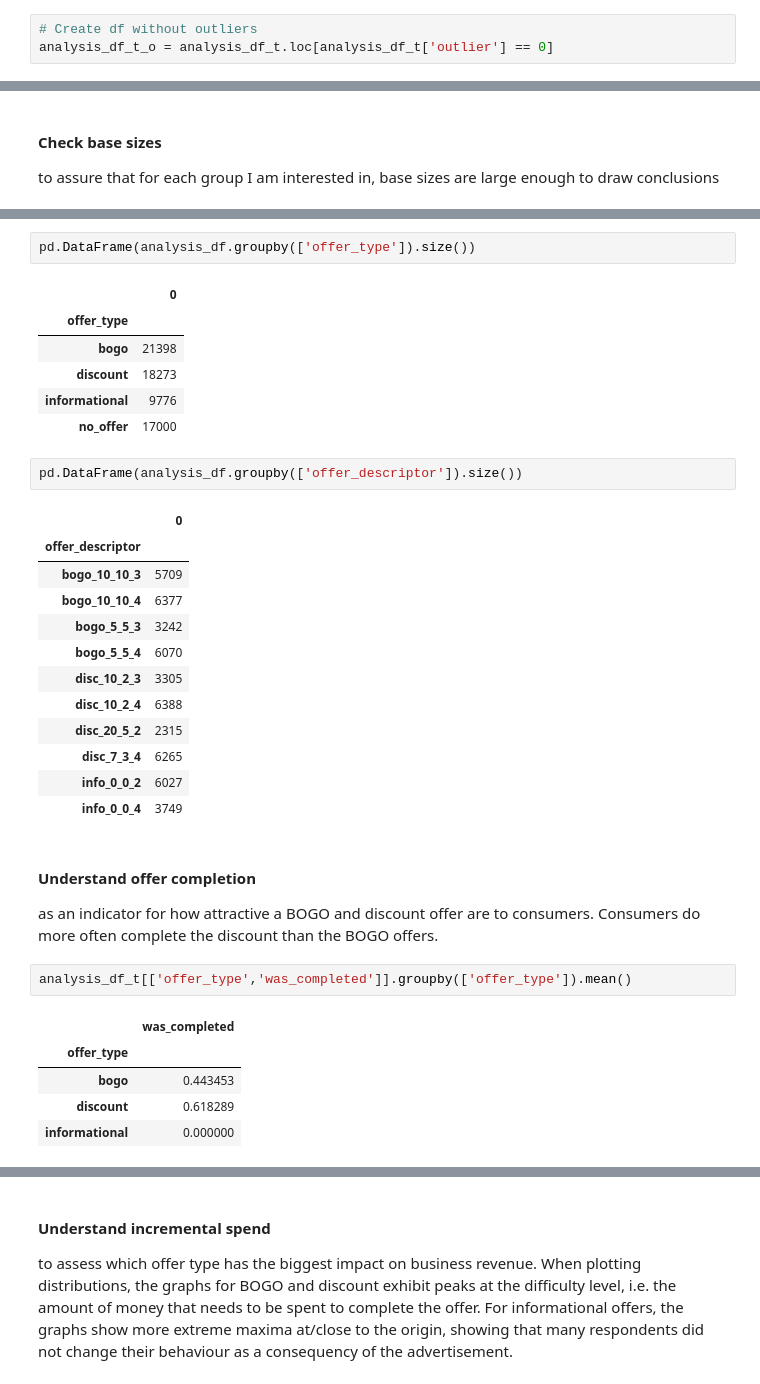
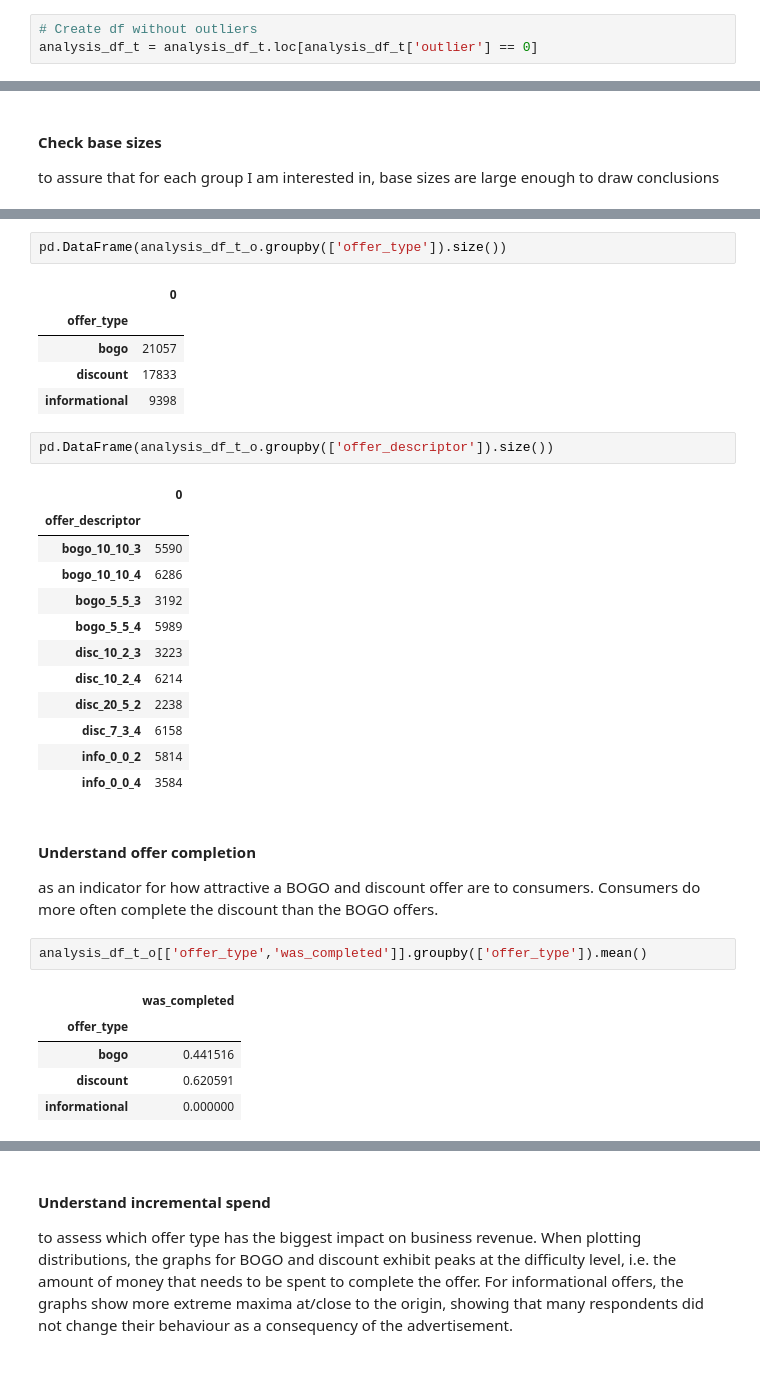
Before and after one commit to judithleao/capstone-project-starbucks, a Jupyter notebook: Starbucks-Analysis.ipynb, the cells around one changed output, grey strips where cells are left out. Cells and saved outputs as stored; diff of their text form.

```diff
--- a/Starbucks-Analysis.ipynb
+++ b/Starbucks-Analysis.ipynb
@@ -123,7 +179,7 @@ analysis_df_t['outlier'].value_counts()
 Name: outlier, dtype: int64
 # %%
 # Create df without outliers
-analysis_df_t_o = analysis_df_t.loc[analysis_df_t['outlier'] == 0]
+analysis_df_t = analysis_df_t.loc[analysis_df_t['outlier'] == 0]
 # %% [markdown]
 ## Descriptive Analyses
 **Completion:** Based on the descriptive statistics below show, discounts get completed more frequently than BOGO offers.
@@ -148,38 +196,37 @@ pd.DataFrame(analysis_df.groupby(['group']).size())
 # %%
-pd.DataFrame(analysis_df.groupby(['offer_type']).size())
+pd.DataFrame(analysis_df_t_o.groupby(['offer_type']).size())
 # %% [output]
 |  | 0 |
 | offer_type |  |
-| bogo | 21398 |
-| discount | 18273 |
-| informational | 9776 |
-| no_offer | 17000 |
+| bogo | 21057 |
+| discount | 17833 |
+| informational | 9398 |
 # %%
-pd.DataFrame(analysis_df.groupby(['offer_descriptor']).size())
+pd.DataFrame(analysis_df_t_o.groupby(['offer_descriptor']).size())
 # %% [output]
 |  | 0 |
 | offer_descriptor |  |
-| bogo_10_10_3 | 5709 |
-| bogo_10_10_4 | 6377 |
-| bogo_5_5_3 | 3242 |
-| bogo_5_5_4 | 6070 |
-| disc_10_2_3 | 3305 |
-| disc_10_2_4 | 6388 |
-| disc_20_5_2 | 2315 |
-| disc_7_3_4 | 6265 |
-| info_0_0_2 | 6027 |
-| info_0_0_4 | 3749 |
+| bogo_10_10_3 | 5590 |
+| bogo_10_10_4 | 6286 |
+| bogo_5_5_3 | 3192 |
+| bogo_5_5_4 | 5989 |
+| disc_10_2_3 | 3223 |
+| disc_10_2_4 | 6214 |
+| disc_20_5_2 | 2238 |
+| disc_7_3_4 | 6158 |
+| info_0_0_2 | 5814 |
+| info_0_0_4 | 3584 |
 # %% [markdown]
 #### Understand offer completion
 as an indicator for how attractive a BOGO and discount offer are to consumers.
 Consumers do more often complete the discount than the BOGO offers.
 # %%
-analysis_df_t[['offer_type','was_completed']].groupby(['offer_type']).mean()
+analysis_df_t_o[['offer_type','was_completed']].groupby(['offer_type']).mean()
 # %% [output]
 |  | was_completed |
 | offer_type |  |
-| bogo | 0.443453 |
-| discount | 0.618289 |
+| bogo | 0.441516 |
+| discount | 0.620591 |
 | informational | 0.000000 |
 # %%
 # How often do offers get completed (note: completion is not defined for informational offers)?
```
Also changed, not shown: parts of 16 cells of this notebook.
